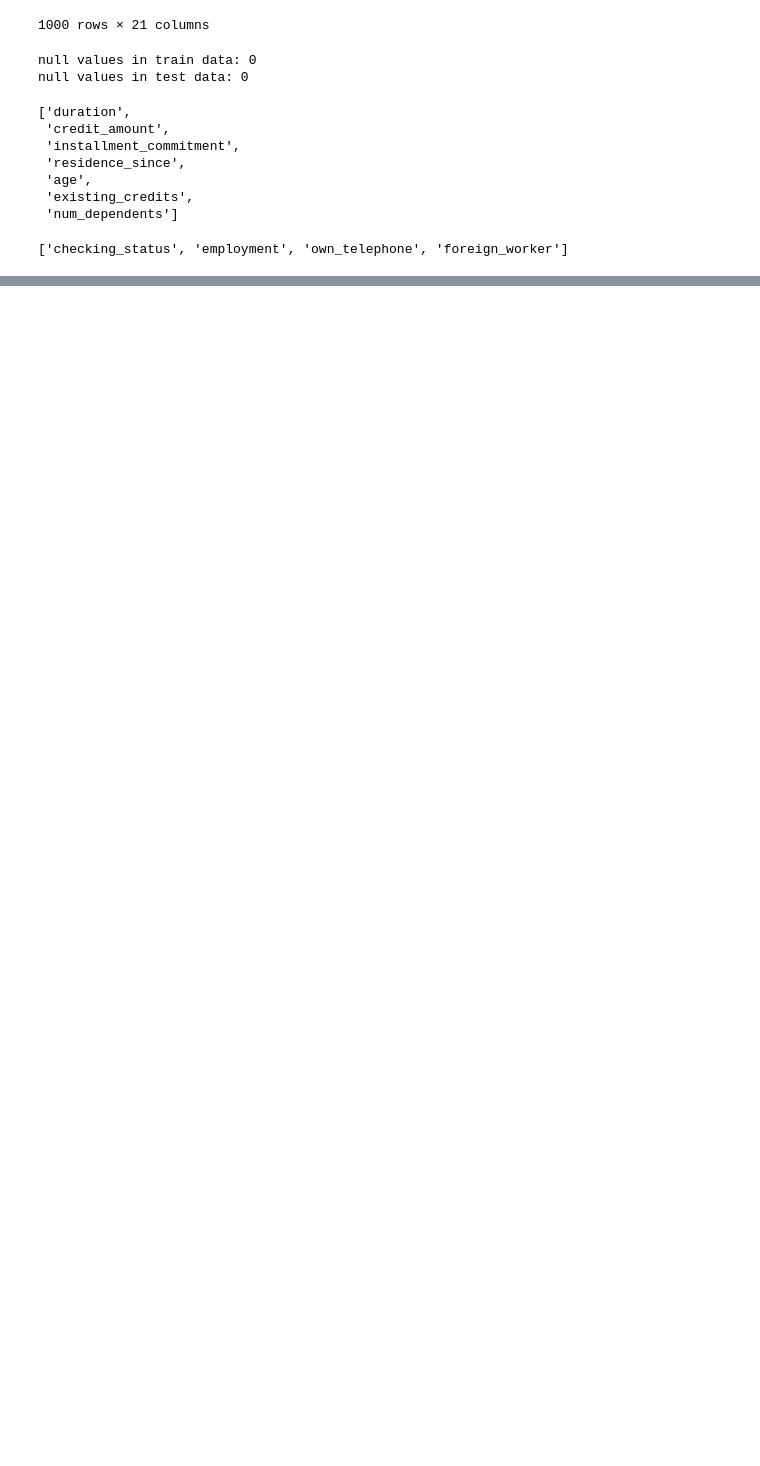
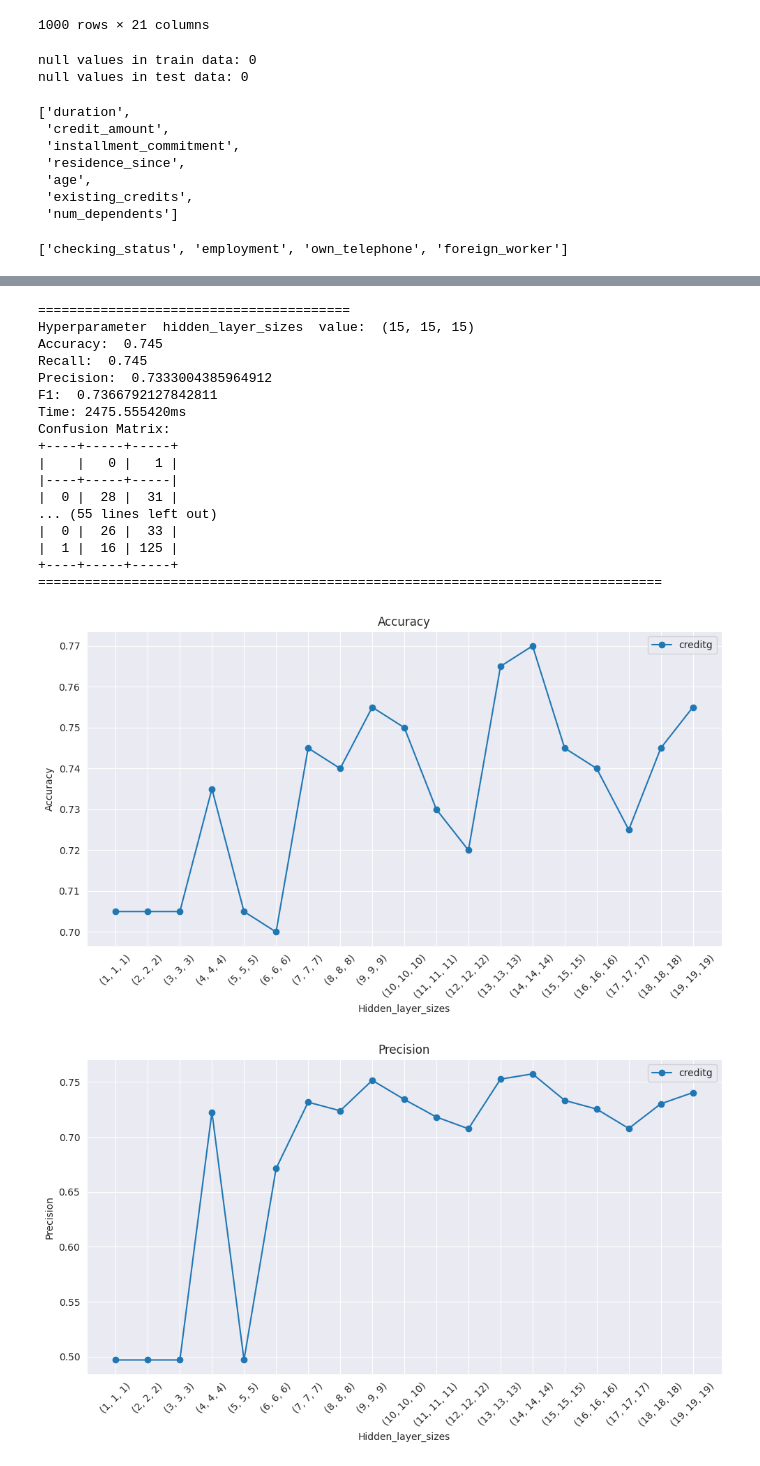
Before and after one commit to Maustrian3/ML24, a Jupyter notebook: exercise-1/creditg.ipynb, the cells around one changed output, grey strips where cells are left out. Drawn from its saved outputs; the diff is of its cells as text; code cells hidden in the pictures; blank space fills up the shorter version.

```diff
--- a/exercise-1/creditg.ipynb
+++ b/exercise-1/creditg.ipynb
@@ -258,0 +314,17 @@ Confusion Matrix:
+# %%
+reload(evaluator)
+hyperparameters = {
+    'solver': 'sgd',
+    'activation': 'tanh',
+    'learning_rate': 'constant',
+    #'hidden_layer_sizes': (15, 15, 15),
+    #'random_state': 7895,
+    'max_iter': 2500,
+    'verbose': False,
+    #'tol': 5e-5
+}
+hyperparameters_iterator = {'hidden_layer_sizes': [(i, i, i) for i in range(1, 20, 1)]}
+nn_hidden_layer = evaluator.evaluate2(MLPClassifier, X_train_std, y_train, X_test_std, y_test, hyperparameters=hyperparameters,
+                           hyperparameters_iterate=hyperparameters_iterator)
+evaluator.draw_diagram2_list({"creditg": nn_hidden_layer}, x_axis='hidden_layer_sizes', y_axis=['accuracy', 'precision', 'recall', 'f1'], logaritmic=False)
+# %% [output]
@@ -258,0 +348,19 @@ Confusion Matrix:
+========================================
+Hyperparameter  hidden_layer_sizes  value:  (15, 15, 15)
+Accuracy:  0.745
+Recall:  0.745
+Precision:  0.7333004385964912
+F1:  0.7366792127842811
+Time: 2475.555420ms
+Confusion Matrix:
++----+-----+-----+
+|    |   0 |   1 |
+|----+-----+-----|
+|  0 |  28 |  31 |
+... (55 lines left out)
+|  0 |  26 |  33 |
+|  1 |  16 | 125 |
++----+-----+-----+
+================================================================================
+[figure, added]
+[figure, added]
```
Also changed, not shown: parts of 23 cells of this notebook, 1 other file.
